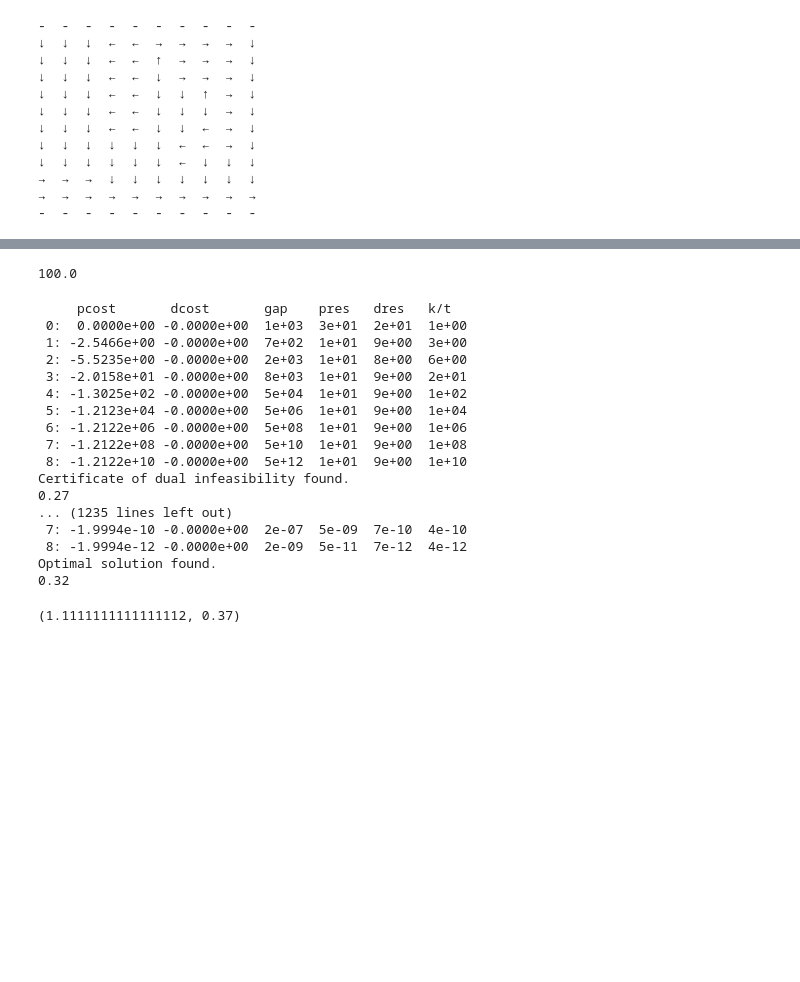
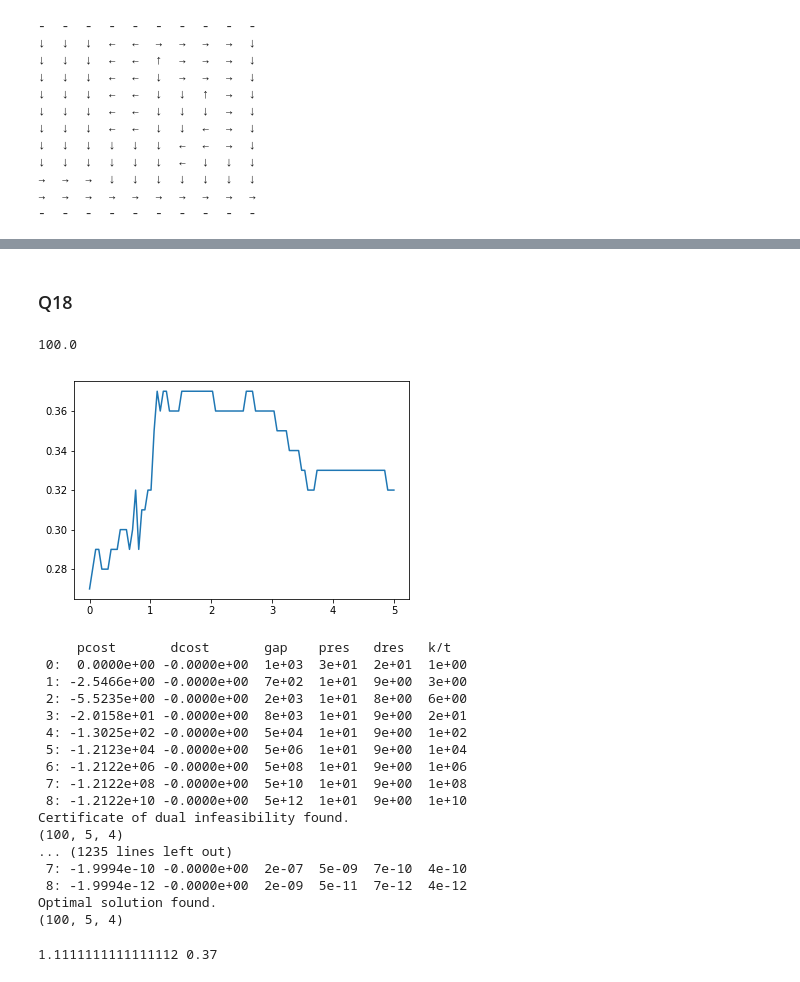
Before and after one commit to twjeric/UCLA-EE232-Large-Scale-Social-and-Complex-Networks, a Jupyter notebook: Project3/project3_4attrs.ipynb, the cells around one changed output, grey strips where cells are left out. Saved outputs shown, nothing was run; the diff lists cells and outputs as text; code cells hidden in the pictures; blank space fills up the shorter version.

```diff
--- a/Project3/project3_4attrs.ipynb
+++ b/Project3/project3_4attrs.ipynb
@@ -401 +478,3 @@ print(Rfunc2.shape)
+# %% [markdown]
+### Q18 ###
 # %%
@@ -408,8 +486,16 @@ for i in range(0,10):
 print(Rmax2)
 # %% [output]
 100.0
+# %%
+# Q18
+plt.plot(lamda_list, accuracy2)
+plt.show()
+# %% [output]
+[figure, added]
 # %%
-accuracy2 = perform_IRL(optimalAction2, transition_probability, Rmax2)
+# Q19
+res = perform_IRL(optimalAction2, transition_probability, Rmax2, lamda_list)
+accuracy2 = res['accuracy']
 # %% [output]
      pcost       dcost       gap    pres   dres   k/t
  0:  0.0000e+00 -0.0000e+00  1e+03  3e+01  2e+01  1e+00
@@ -422,14 +508,16 @@ accuracy2 = perform_IRL(optimalAction2, transition_probability, Rmax2)
  7: -1.2122e+08 -0.0000e+00  5e+10  1e+01  9e+00  1e+08
  8: -1.2122e+10 -0.0000e+00  5e+12  1e+01  9e+00  1e+10
 Certificate of dual infeasibility found.
-0.27
+(100, 5, 4)
 ... (1235 lines left out)
  7: -1.9994e-10 -0.0000e+00  2e-07  5e-09  7e-10  4e-10
  8: -1.9994e-12 -0.0000e+00  2e-09  5e-11  7e-12  4e-12
 Optimal solution found.
-0.32
+(100, 5, 4)
-# %%
-maxLamda2 = max(accuracy2,key=lambda item:item[1])
-print(maxLamda2)
-# %% [output]
-(1.1111111111111112, 0.37)
+# %%
+# Q19
+max_accuracy2 = max(accuracy2)
+maxLamda2 = lamda_list[accuracy2.index(max_accuracy2)]
+print(maxLamda2, max_accuracy2)
+# %% [output]
+1.1111111111111112 0.37
```
Also changed, not shown: parts of 33 cells of this notebook.
